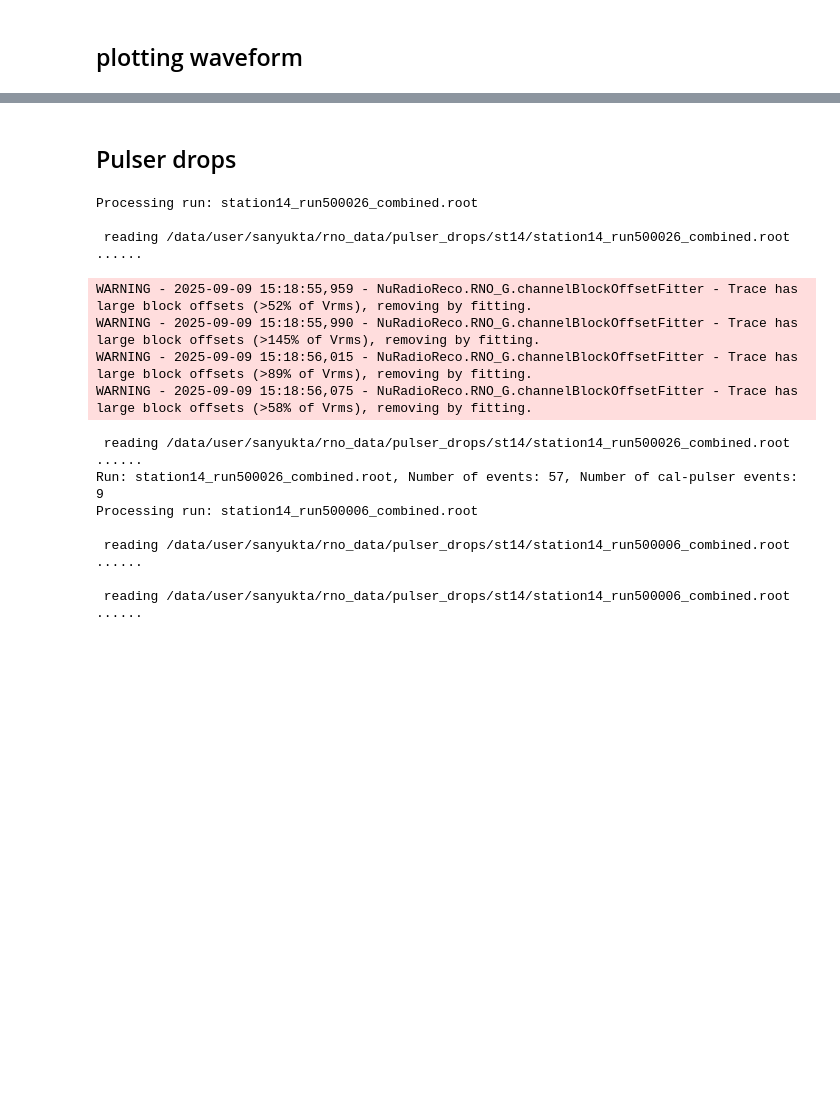
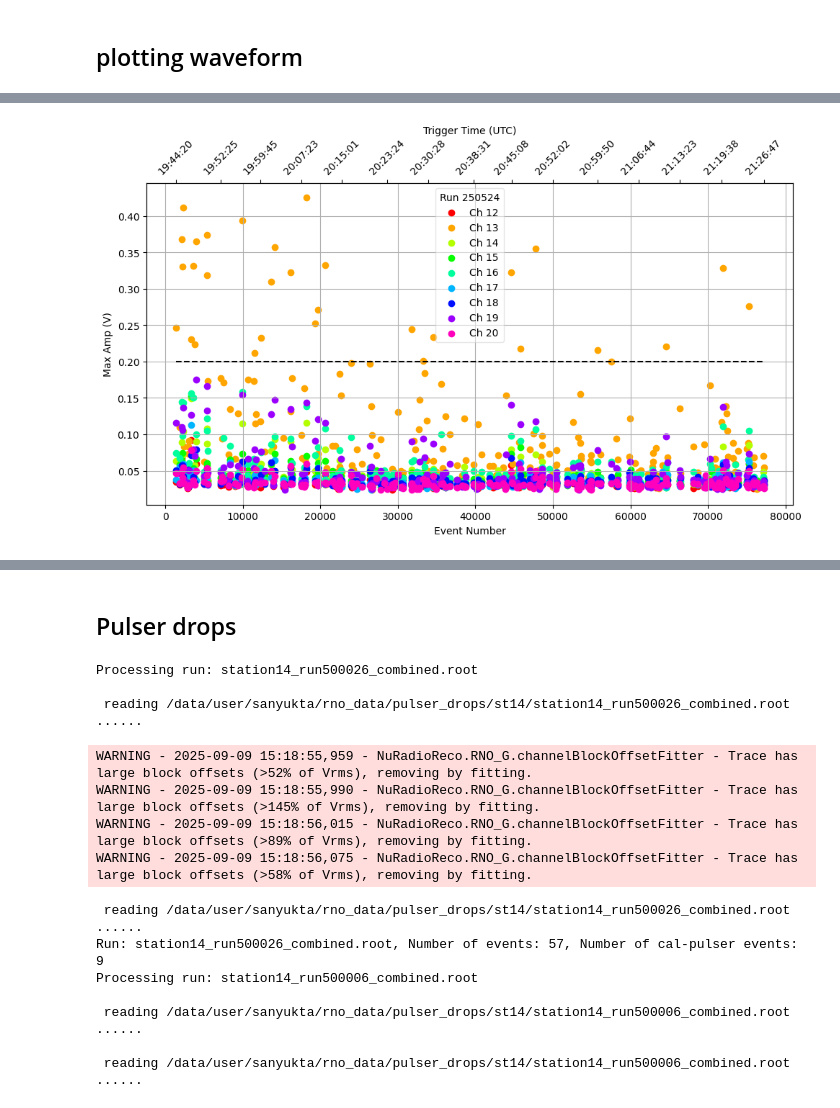
Before and after one commit to sanyukta13/rno_code, a Jupyter notebook: triboelectric/read_root.ipynb, the cells around one changed output, grey strips where cells are left out. Drawn from its saved outputs; the diff is of its cells as text; code cells hidden in the pictures; blank space fills up the shorter version.

```diff
--- a/triboelectric/read_root.ipynb
+++ b/triboelectric/read_root.ipynb
@@ -57,10 +63,11 @@ max_trigger_rate = 0  # in Hz, 0 means no cut on trigger rate
 selectors = [lambda event_info : event_info.triggerType != "FORCE"] #remove forced trigger events
 
 events = {}; times = {}; volts = {}; eve_times = {}
+i = 0
 for f in files:
     input_dir = os.path.join(data_path, f)
     print(f'Processing file: {input_dir}')
     reader = basic_read_root(input_dir, mattak_kwargs=mattak_kwargs, selectors=selectors)
-    events[f[13:-14]], times[f[13:-14]], volts[f[13:-14]] = get_eventsvoltstraces(reader, band_pass=0, pulse_filter=0, glitch_filter=1)
+    events[f[13:-14]], times[f[13:-14]], volts[f[13:-14]] = get_eventsvoltstraces(reader)
     eve_times[f[13:-14]] = get_event_info(reader)
 # %% [output]
@@ -201,7 +135,0 @@ plt.ylim(0,)
-# %%
-# averaging wfs for all chs
-avg_volt = {}
-for run in events.keys():
-    avg_volt[run] = {}
-    for ch in deep_chs:
-        avg_volt[run][ch] = align_and_average_voltage_traces([volts[run][event_id][ch] for event_id, event in enumerate(events[run])])
@@ -257,0 +136,76 @@ Plotting run: 251516
+# %%
+runs = list(events.keys())
+run_id = 2
+trig_times = {}
+for eve in eve_times[runs[run_id]].keys():
+    if eve_times[runs[run_id]][eve]['eventNumber'] in events[runs[run_id]]:
+        trig_times[eve_times[runs[run_id]][eve]['eventNumber']] = eve_times[runs[run_id]][eve]['triggerTime']
+
+trig_t = np.array([trig_times[k] for k in trig_times.keys()])
+trig_dates = [datetime.fromtimestamp(ts, tz=timezone.utc) for ts in trig_t]
+# %%
+# Create the main plot
+fig, ax1 = plt.subplots(figsize=(10, 6))
+colors = cm.hsv(np.linspace(0, 1, len(lpdas)+1))
+for ch, color in zip(lpdas, colors):
+    max_adc = [np.max(volts[runs[run_id]][eve][ch]) for eve in range(len(volts[runs[run_id]]))]
+    ax1.scatter(events[runs[run_id]], max_adc, label=f'Ch {ch}', color=color)
+
+ax1.set_xlabel('Event Number')
+ax1.set_ylabel('Max Amp (V)')
+ax1.legend(fancybox=True, framealpha=0.5, title=f'Run {runs[run_id]}')
+ax1.grid()
+# ax1.set_ylim(0,)
+
+# Create second x-axis at the top for timestamps
+ax2 = ax1.twiny()
+
+# Set the same x-limits as the main axis
+ax2.set_xlim(ax1.get_xlim())
+
+# Create a mapping from event numbers to timestamps
+event_to_time_map = {}
+for i, event_num in enumerate(events[runs[run_id]]):
+    event_to_time_map[event_num] = trig_dates[i]
+
+# Set tick positions and labels for the timestamp axis
+event_range = events[runs[run_id]]
+min_event, max_event = min(event_range), max(event_range)
+
+# Create more evenly distributed tick positions (increase n_ticks for more timestamps)
+n_ticks = 15  # Increased number of timestamp ticks to show
+tick_positions = np.linspace(min_event, max_event, n_ticks)
+
+# Find the closest actual event numbers and their corresponding timestamps
+tick_labels = []
+actual_tick_positions = []
+
+for pos in tick_positions:
+    # Find the closest event number to this position
+    closest_event = min(event_range, key=lambda x: abs(x - pos))
+    actual_tick_positions.append(closest_event)
+
+    # Get the corresponding timestamp
+    timestamp_str = event_to_time_map[closest_event].strftime('%H:%M:%S')
+    tick_labels.append(timestamp_str)
+
+# Remove duplicates while preserving order
+seen = set()
+final_positions = []
+final_labels = []
+for pos, label in zip(actual_tick_positions, tick_labels):
+    if pos not in seen:
+        seen.add(pos)
+        final_positions.append(pos)
+        final_labels.append(label)
+
+ax2.set_xticks(final_positions)
+ax2.set_xticklabels(final_labels, rotation=45)
+ax2.set_xlabel('Trigger Time (UTC)')
+thresh = 0.2
+ax1.hlines(y=thresh, xmin=events[runs[run_id]][0], xmax=events[runs[run_id]][-1], color='black', linestyle='--', label='Threshold (0.2 V)')
+
+plt.tight_layout()
+plt.show()
+# %% [output]
+[figure, added]
```
Also changed, not shown: parts of 9 cells of this notebook, 1 other file.
